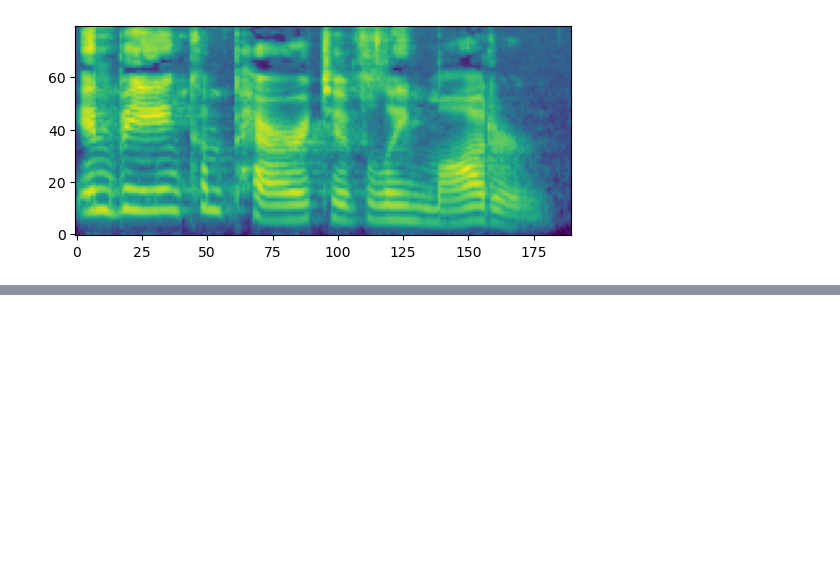
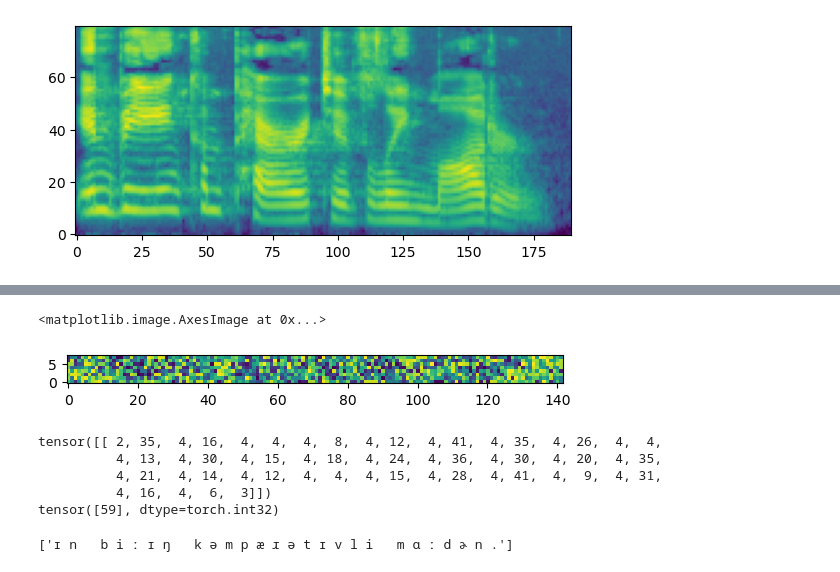
Before and after one commit to slegroux/nimrod, a Jupyter notebook: nbs/audio.datasets.tts.ipynb, the cells around one changed output, grey strips where cells are left out. Cells and saved outputs as stored; diff of their text form; code cells hidden in the pictures; blank space fills up the shorter version.

Commit message:
support offline featue + phonemization in LJSpeech datamodule

```diff
--- a/nbs/audio.datasets.tts.ipynb
+++ b/nbs/audio.datasets.tts.ipynb
@@ -18,6 +18,9 @@ from torchaudio.datasets import LIBRITTS, LJSPEECH
 
 from matplotlib import pyplot as plt
 import numpy as np
+import logging
+logger = logging.getLogger(__name__)
+logger.setLevel('DEBUG')
 
 from lhotse import CutSet, RecordingSet, SupervisionSet, Fbank, FbankConfig
 from lhotse.dataset import BucketingSampler, OnTheFlyFeatures
@@ -37,6 +40,7 @@ from nimrod.text.tokenizers import Tokenizer
 from nimrod.audio.embedding import EncoDec, EncoDecExtractor
 from nimrod.text.phonemizers import Phonemizer
 from nimrod.text.normalizers import TTSTextNormalizer
+from nimrod.data.utils.lhotse import PhonemeCollater
 # %% [markdown]
 ## Lhotse-based Dataset
 https://github.com/Lightning-AI/lightning/issues/10358
@@ -51,7 +55,7 @@ class LhotseTTSDataset(Dataset):
         self.extractor = extractor
         self.tokenizer = tokenizer
 
-    def __getitem__(self, cuts: CutSet) -> dict:
+    def __getitem__(self, cuts: CutSet) -> Dict[str, torch.Tensor]:
         cuts = cuts.sort_by_duration()
         feats, feat_lens = self.extractor(cuts)
         tokens, token_lens = self.tokenizer(cuts)
@@ -81,6 +85,7 @@ cuts = cutset.compute_and_store_features(
 cuts.to_file("../data/en/LJSpeech-1.1/cuts_encodec.jsonl.gz")
 # %%
 cutset = CutSet.from_file('../data/en/LJSpeech-1.1/cuts_encodec.jsonl.gz')
+tokenizer = TokenCollater(cutset)
 extractor = PrecomputedFeatures()
 ds = LhotseTTSDataset(tokenizer=tokenizer, extractor=extractor)
 b = ds[cutset]
@@ -359,6 +381,6 @@ dm = LJSpeechTTSDataModule(
     target_dir="../data/en",
     output_dir="../recipes/tts/ljspeech/data_test",
     tokenizer=PhonemeCollater,
-    extractor=EncoDecExtractor
-    # extractor=OnTheFlyFeatures(Fbank(FbankConfig(sampling_rate=22050, num_mel_bins=80)))
+    extractor=PrecomputedFeatures(),
+    offline_compute=True
 )
@@ -381,3 +416,21 @@ Original Traceback (most recent call last):
+# %%
+plt.imshow(b['feats'].squeeze(0).transpose(0,1), origin='lower')
+# %% [output]
+<matplotlib.image.AxesImage at 0x...>
+[figure, added]
+# %%
+print(b['tokens'])
+print(b['tokens_lens'])
+# %% [output]
+tensor([[ 2, 35,  4, 16,  4,  4,  4,  8,  4, 12,  4, 41,  4, 35,  4, 26,  4,  4,
+          4, 13,  4, 30,  4, 15,  4, 18,  4, 24,  4, 36,  4, 30,  4, 20,  4, 35,
+          4, 21,  4, 14,  4, 12,  4,  4,  4, 15,  4, 28,  4, 41,  4,  9,  4, 31,
+          4, 16,  4,  6,  3]])
+tensor([59], dtype=torch.int32)
+# %%
+dm.tokenizer.inverse(b['tokens'], b['tokens_lens'])
+# %% [output]
+['ɪ n   b i ː ɪ ŋ   k ə m p æ ɹ ə t ɪ v l i   m ɑ ː d ɚ n .']
 # %%
 #| hide
 import nbdev; nbdev.nbdev_export()
```
Also changed, not shown: parts of 22 cells of this notebook, 3 other files.
